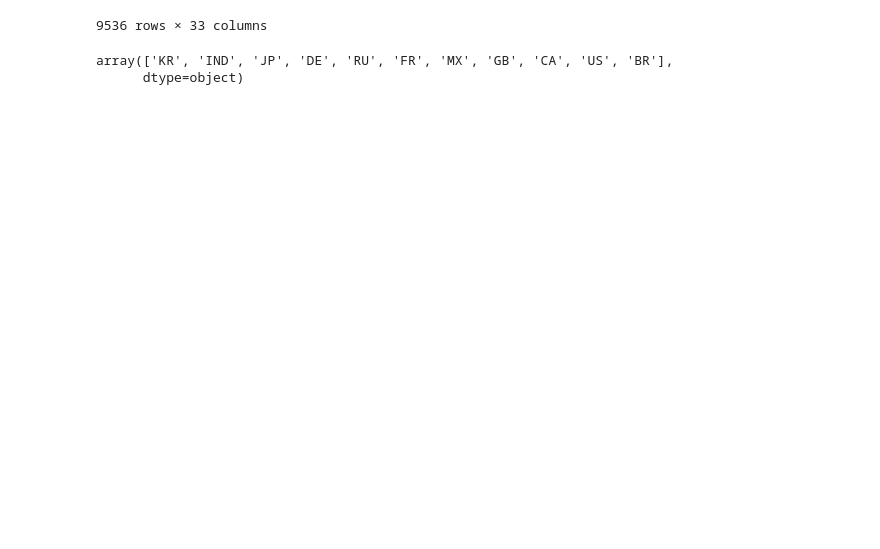
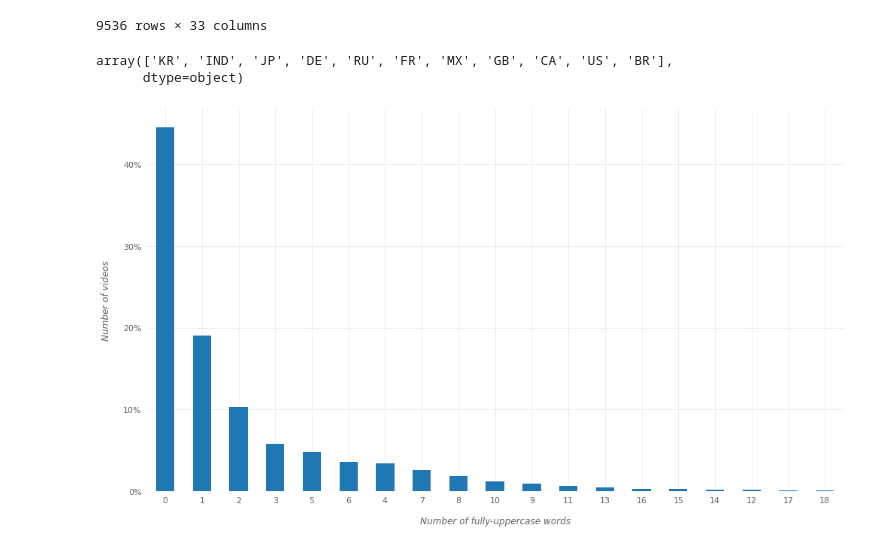
Before and after one commit to Youtube-Data-Analysis/top_200, a Jupyter notebook: cristian_explore.ipynb, the cells around one changed output. Saved outputs shown, nothing was run; the diff lists cells and outputs as text; code cells hidden in the pictures; blank space fills up the shorter version.

```diff
--- a/cristian_explore.ipynb
+++ b/cristian_explore.ipynb
@@ -953,0 +997,19 @@ df.region = df.region.map({'IND': 'India', 'JP': ' Japan', 'DE':'Germany','FR':'
+# %%
+upper_counts = []
+for t in df['title'].values:
+    t = re.sub(r'[^\w]', ' ', t)
+    t = t.split()
+    c = 0
+    for w in t:
+        if w.isalpha() and w.isupper():
+            c += 1
+    upper_counts.append(c)
+
+
+ax = (pd.Series(upper_counts).value_counts(normalize=True) * 100).plot(
+    kind='bar', figsize=(14,8), rot=0)
+plot_conf(ax, xlbl='Number of fully-uppercase words', ylbl='Number of videos', ticklbl_size=11, lbl_size=12)
+ax.yaxis.set_major_formatter(ticker.StrMethodFormatter(fmt='{x:,.0f}%'))
+plt.tight_layout()
+# %% [output]
+[figure, added]
```
Also changed, not shown: parts of 32 cells of this notebook, 2 other files.
